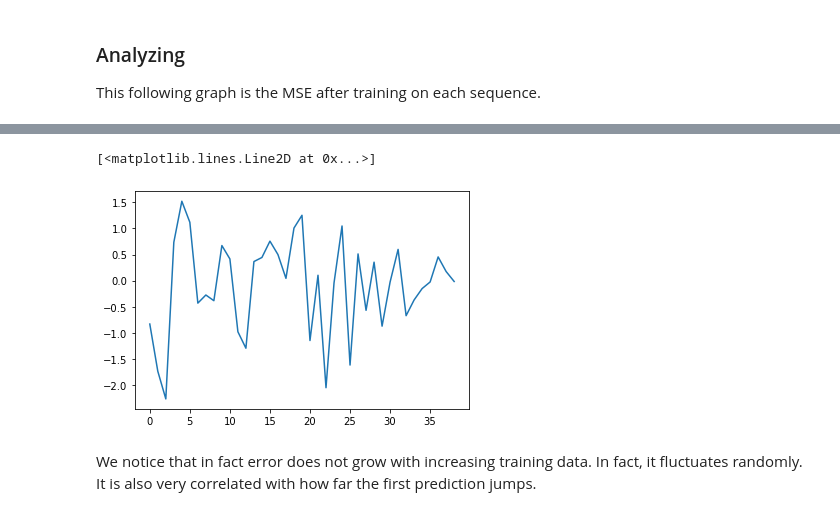
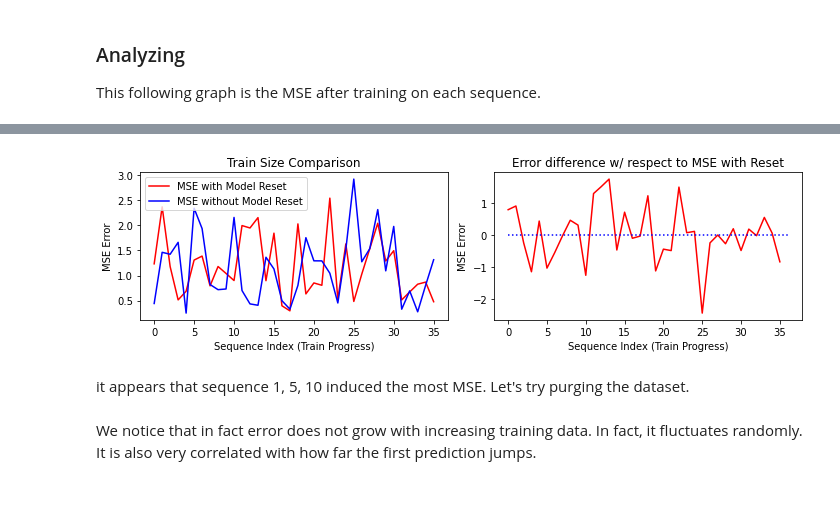
Before and after one commit to gthampak/physinet.io, a Jupyter notebook: ESN_Model.ipynb, the cells around one changed output, grey strips where cells are left out. Drawn from its saved outputs; the diff is of its cells as text; code cells hidden in the pictures.

```diff
--- a/ESN_Model.ipynb
+++ b/ESN_Model.ipynb
@@ -441,11 +431,30 @@ plt.plot(error_list_cummulative)
-# %%
-c = []
-for e1, e2 in zip(error_list,error_list_cummulative):
-    c.append(e1-e2)
-plt.plot(c)
-# %% [output]
-[<matplotlib.lines.Line2D at 0x...>]
-[figure, removed]
+# %%
+c = []
+for e1, e2 in zip(error_list, error_list_cummulative):
+    c.append(e1-e2)
+
+f = plt.figure(figsize=(10,3))
+plt.subplot(1,2,1)
+plt.title(f"Train Size Comparison")
+plt.plot(error_list, color="Red", zorder=0, label='MSE with Model Reset')
+plt.plot(error_list_cummulative, color="Blue", zorder=0, label='MSE without Model Reset')
+plt.xlabel("Sequence Index (Train Progress)")
+plt.ylabel("MSE Error")
+plt.legend()
+plt.tight_layout()
+
+plt.subplot(1,2,2)
+plt.title(f"Error difference w/ respect to MSE with Reset")
+plt.plot(c, color = "Red", zorder = 0)
+plt.xlabel("Sequence Index (Train Progress)")
+plt.ylabel("MSE Error")
+plt.hlines(0,0,36,color="Blue", linestyles="dotted")
+plt.tight_layout()
+plt.show()
+# %% [output]
+[figure, added]
+# %% [markdown]
+it appears that sequence 1, 5, 10 induced the most MSE. Let's try purging the dataset.
 # %% [markdown]
 We notice that in fact error does not grow with increasing training data. In fact, it fluctuates randomly. It is also very correlated with how far the first prediction jumps.
 # %% [markdown]
```
Also changed, not shown: parts of 10 cells of this notebook, 4 other files.
